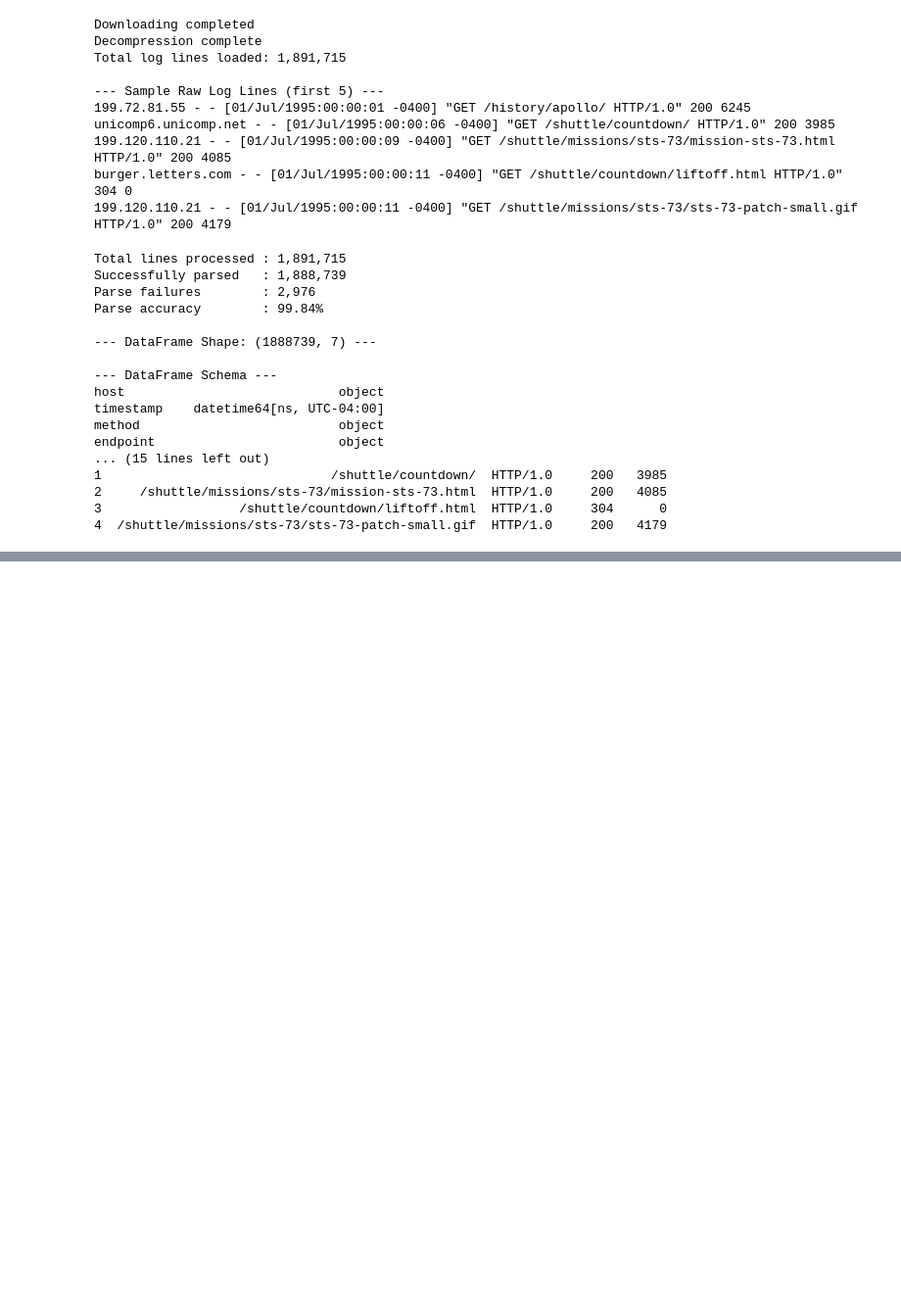
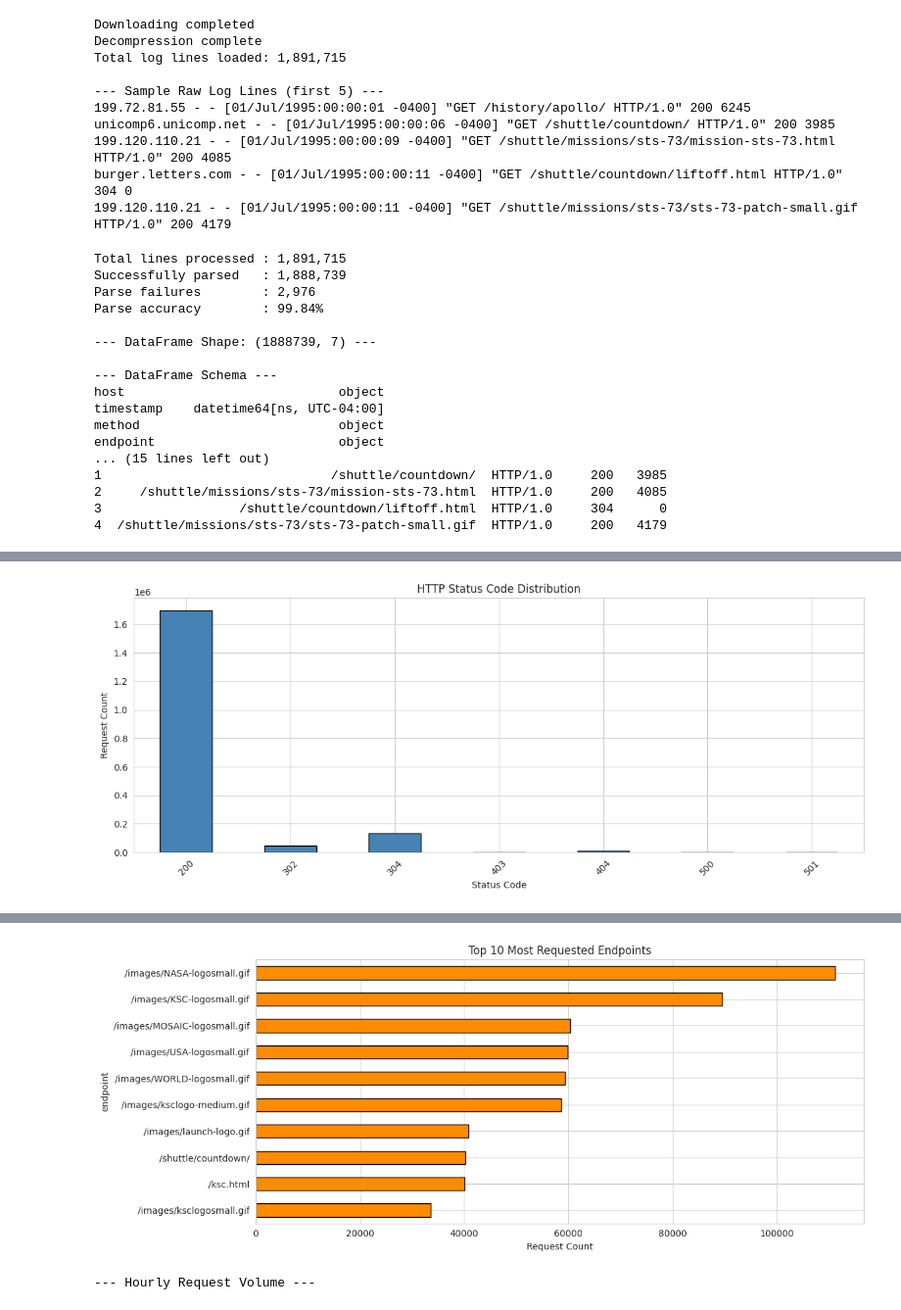
Before and after one commit to nagahemaramishetty/log-analysis-anomaly-detection, a Jupyter notebook: Log_Analysis_Anomaly_Detection.ipynb, the cells around one changed output, grey strips where cells are left out. Shown at 98% size. Saved outputs shown, nothing was run; the diff lists cells and outputs as text; code cells hidden in the pictures; blank space fills up the shorter version.

```diff
--- a/Log_Analysis_Anomaly_Detection.ipynb
+++ b/Log_Analysis_Anomaly_Detection.ipynb
@@ -105,3 +105,80 @@ endpoint                        object
 2     /shuttle/missions/sts-73/mission-sts-73.html  HTTP/1.0     200   4085
 3                  /shuttle/countdown/liftoff.html  HTTP/1.0     304      0
 4  /shuttle/missions/sts-73/sts-73-patch-small.gif  HTTP/1.0     200   4179
+# %%
+# STEP 3: Exploratory Data Analysis (EDA)
+
+import matplotlib.pyplot as plt
+import seaborn as sns
+
+# Set plot style
+sns.set_style("whitegrid")
+plt.rcParams['figure.figsize'] = (12, 5)
+
+# Step 3.1 - HTTP Status Code Distribution
+print("--- HTTP Status Code Distribution ---")
+status_counts = df['status'].value_counts().sort_index()
+print(status_counts)
+
+plt.figure()
+status_counts.plot(kind='bar', color='steelblue', edgecolor='black')
+plt.title('HTTP Status Code Distribution')
+plt.xlabel('Status Code')
+plt.ylabel('Request Count')
+plt.xticks(rotation=45)
+plt.tight_layout()
+plt.show()
+
+# Step 3.2 - Top 10 Most Requested Endpoints
+print("\n--- Top 10 Most Requested Endpoints ---")
+top_endpoints = df['endpoint'].value_counts().head(10)
+print(top_endpoints)
+
+plt.figure()
+top_endpoints.plot(kind='barh', color='darkorange', edgecolor='black')
+plt.title('Top 10 Most Requested Endpoints')
+plt.xlabel('Request Count')
+plt.gca().invert_yaxis()
+plt.tight_layout()
+plt.show()
+
+# Step 3.3 - Hourly Request Volume (temporal pattern baseline)
+print("\n--- Hourly Request Volume ---")
+df_indexed = df.set_index('timestamp').sort_index()
+hourly_requests = df_indexed['status'].resample('h').count()
+
+plt.figure()
+hourly_requests.plot(color='teal')
+plt.title('Hourly Request Volume Over Time')
+plt.xlabel('Timestamp')
+plt.ylabel('Number of Requests')
+plt.tight_layout()
+plt.show()
+
+# Step 3.4 - Daily Traffic Trend
+print("\n--- Daily Traffic Trend ---")
+daily_requests = df_indexed['status'].resample('D').count()
+print(daily_requests)
+
+plt.figure()
+daily_requests.plot(kind='bar', color='slategray', edgecolor='black')
+plt.title('Daily Request Volume — 30-Day Window')
+plt.xlabel('Date')
+plt.ylabel('Number of Requests')
+plt.xticks(rotation=45)
+plt.tight_layout()
+plt.show()
+
+# Step 3.5 - Error Rate Analysis (4xx + 5xx status codes)
+print("\n--- Error Rate Analysis ---")
+total_requests = len(df)
+error_requests = df[df['status'] >= 400].shape[0]
+error_rate = (error_requests / total_requests) * 100
+print(f"Total Requests   : {total_requests:,}")
+print(f"Error Requests   : {error_requests:,}")
+print(f"Overall Error Rate: {error_rate:.2f}%")
+
+# Step 3.6 - Bytes Transferred Distribution (outlier signal)
+print("\n--- Bytes Transferred — Descriptive Statistics ---")
+print(df['bytes'].describe())
+# %% [output]
@@ -107,0 +195 @@ endpoint                        object
+[figure, added]
@@ -107,0 +209,2 @@ endpoint                        object
+[figure, added]
+--- Hourly Request Volume ---
```
Also changed, not shown: parts of 1 cell of this notebook.
